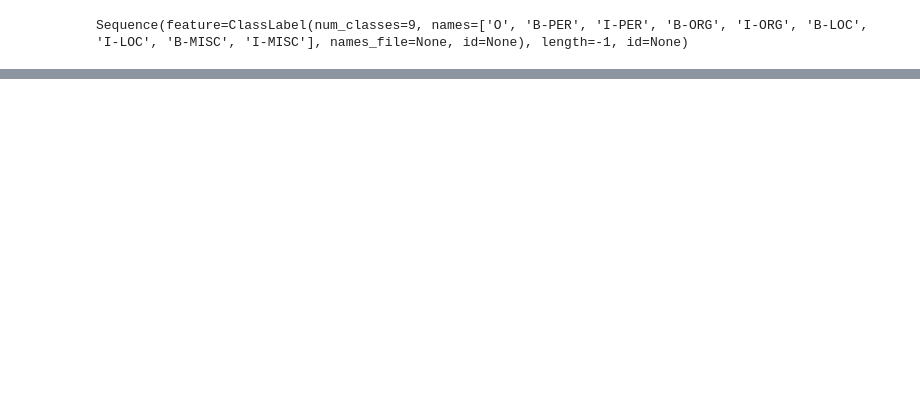
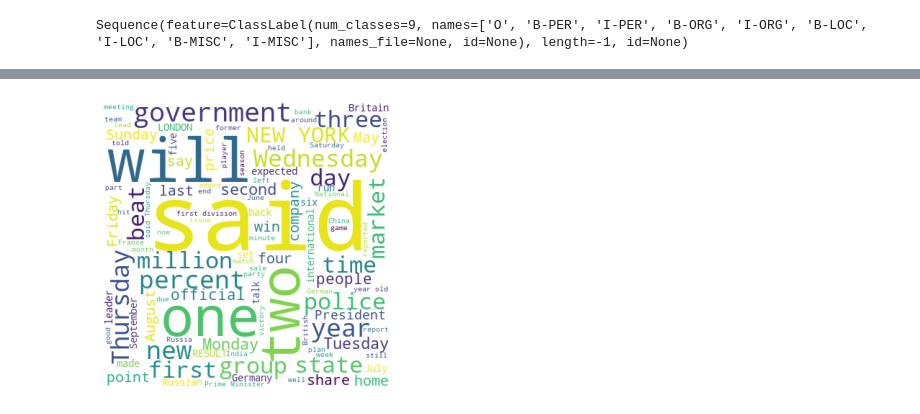
Before and after one commit to DSC180B-A04-Capstone-Group-06/DSC180B-NER-Project, a Jupyter notebook: notebooks/eda.ipynb, the cells around one changed output, grey strips where cells are left out. Saved outputs shown, nothing was run; the diff lists cells and outputs as text; code cells hidden in the pictures; blank space fills up the shorter version.

```diff
--- a/notebooks/eda.ipynb
+++ b/notebooks/eda.ipynb
@@ -44,0 +50,6 @@ results
+# %%
+stopwords = set(STOPWORDS)
+wordcloud  = WordCloud(width = 400, height = 400,
+                background_color ='white',
+                stopwords = stopwords,
+                min_font_size = 10).generate(text)
@@ -44,0 +58,8 @@ results
+# %%
+plt.figure(figsize = (4,4), facecolor = None)
+plt.imshow(wordcloud)
+plt.axis("off")
+plt.tight_layout(pad = 0)
+plt.show()
+# %% [output]
+[figure, added]
```
Also changed, not shown: parts of 11 cells of this notebook, 1 other file.
